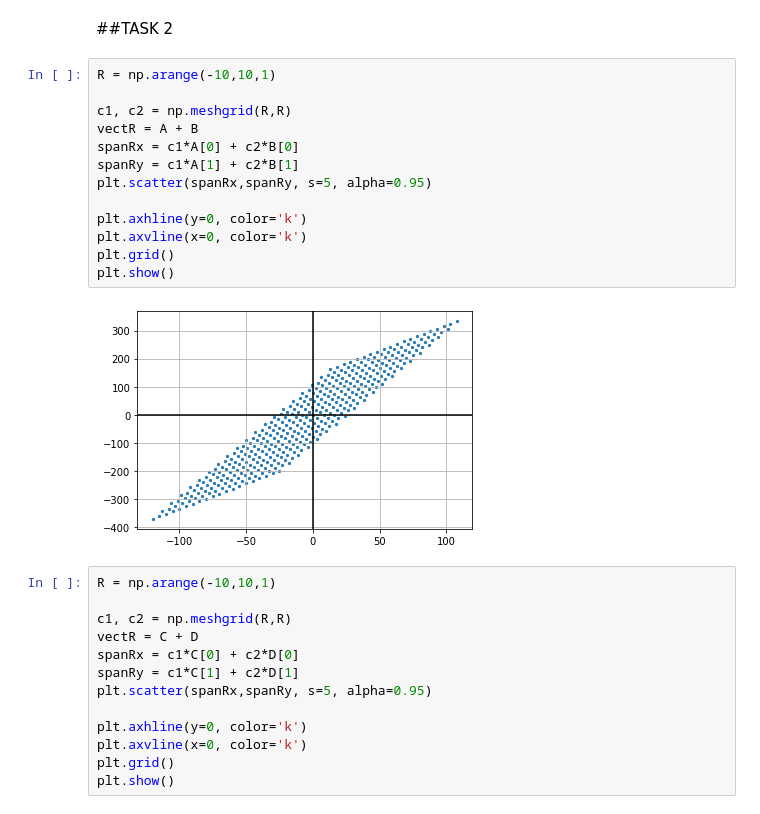
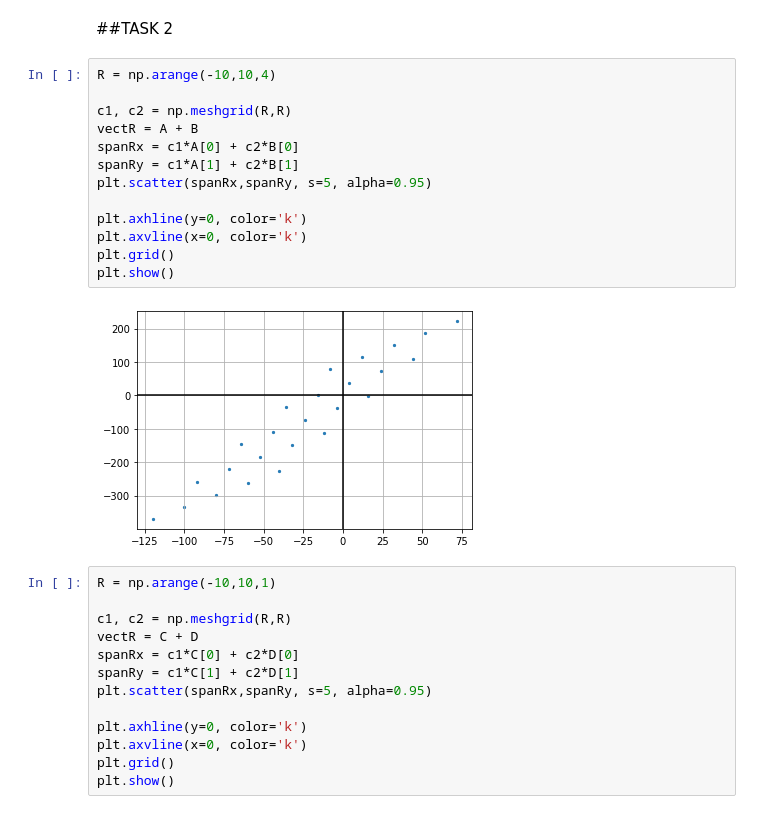
Before and after one commit to otorregrosa/LinearAlg, a Jupyter notebook: Lab3.ipynb, the cells around one changed output. Cells and saved outputs as stored; diff of their text form.

```diff
--- a/Lab3.ipynb
+++ b/Lab3.ipynb
@@ -57,20 +58,20 @@ plt.show()
 # %% [markdown]
 ##TASK 2
 # %%
-R = np.arange(-10,10,1)
+R = np.arange(-10,10,4)
 
 c1, c2 = np.meshgrid(R,R)
 vectR = A + B
 spanRx = c1*A[0] + c2*B[0]
 spanRy = c1*A[1] + c2*B[1]
 plt.scatter(spanRx,spanRy, s=5, alpha=0.95)
 
 plt.axhline(y=0, color='k')
 plt.axvline(x=0, color='k')
 plt.grid()
 plt.show()
 # %% [output]
-[figure, old version]
+[figure, new version]
 # %%
 R = np.arange(-10,10,1)
 
```
Also changed, not shown: parts of 2 cells of this notebook.
